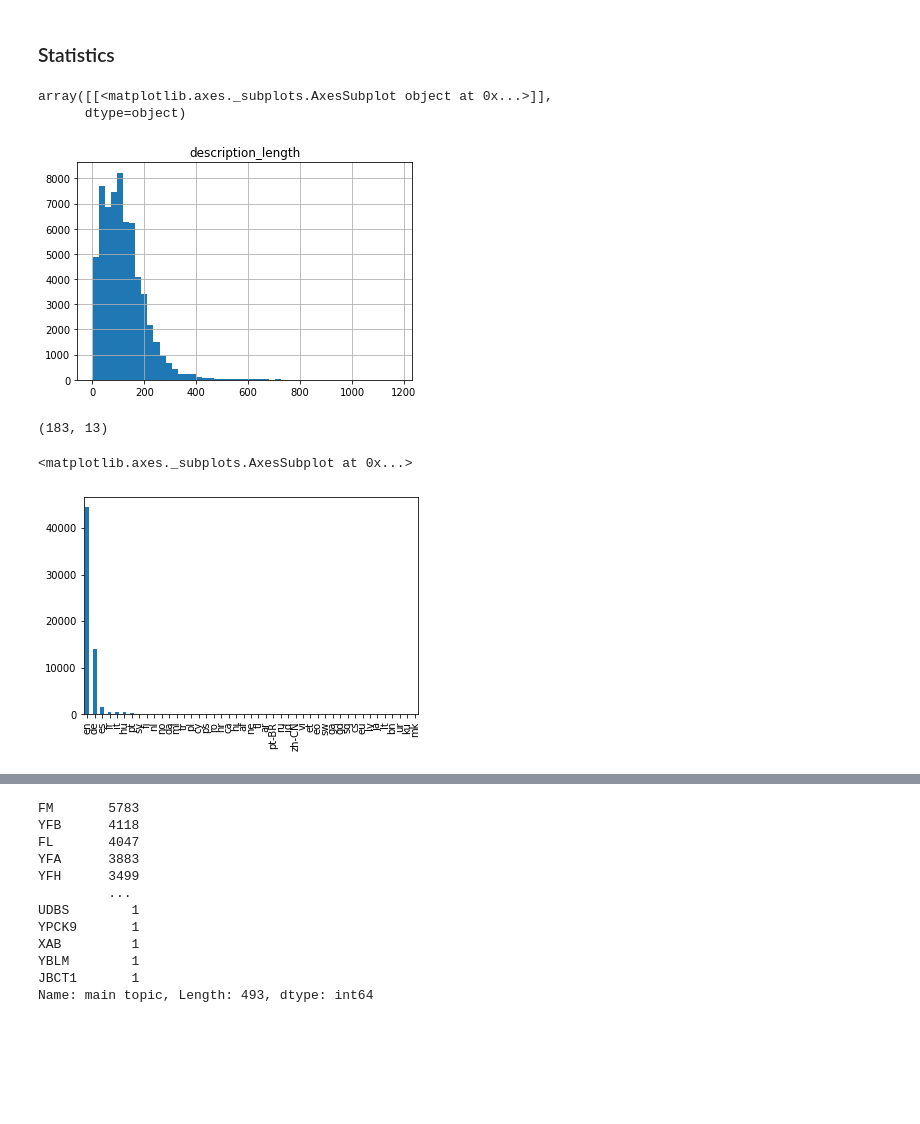
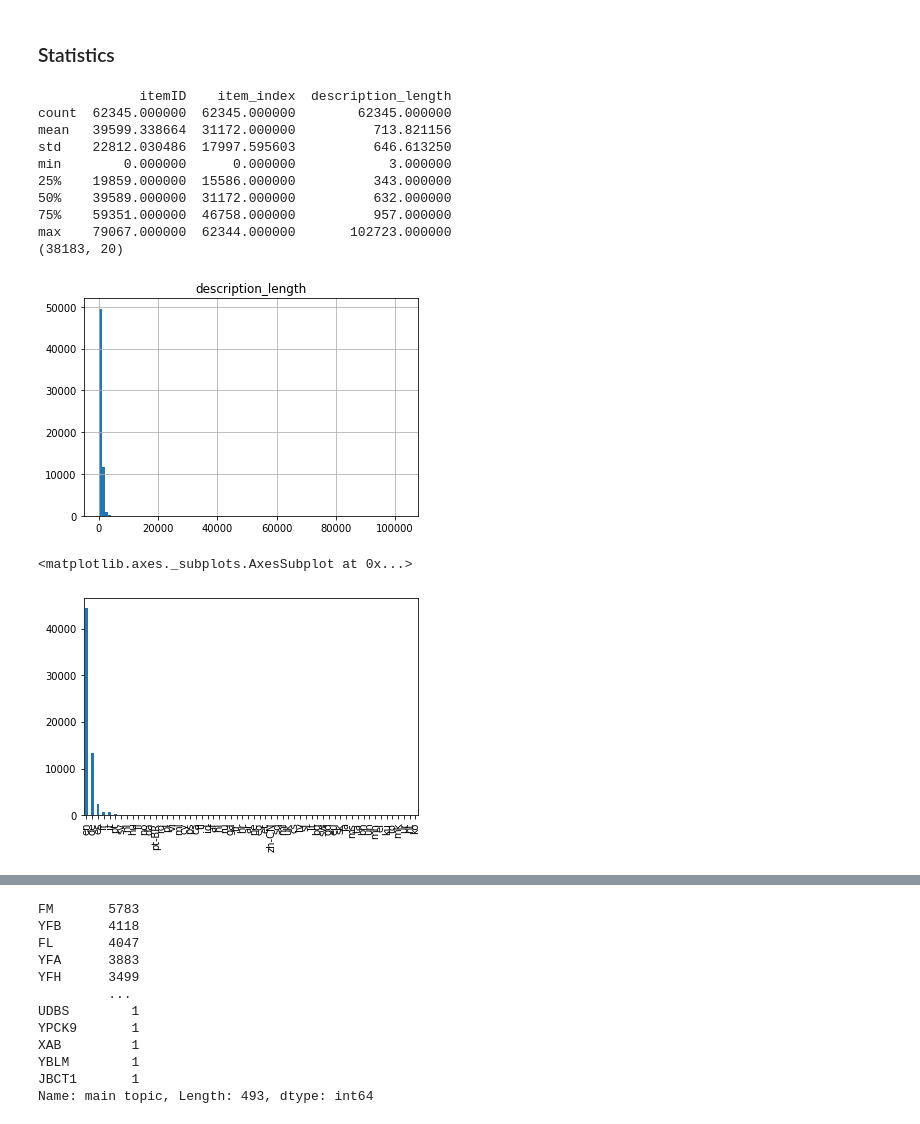
Before and after one commit to Janek7/ds-data-mining-cup, a Jupyter notebook: content_based_descriptions.ipynb, the cells around one changed output, grey strips where cells are left out. Saved outputs shown, nothing was run; the diff lists cells and outputs as text; code cells hidden in the pictures; blank space fills up the shorter version.

```diff
--- a/content_based_descriptions.ipynb
+++ b/content_based_descriptions.ipynb
@@ -52,7 +55,9 @@ full_project_drive_folder = "/content/drive/My Drive/{}/Data/".format(project_dr
 
 # general
 items_path = full_project_drive_folder + 'DMC-2021-Task/items.csv'
-google_crawl_path = full_project_drive_folder + 'CrawledData/GoogleBooksAPI/GBooksAPI_JSONtoPandas_withImages_20210524.csv'
+evaluation_path = full_project_drive_folder + 'DMC-2021-Task/evaluation.csv'
+google_crawl_path = full_project_drive_folder + 'CrawledData/GoogleBooksAPI/DM2_CompleteExport_withImages.csv'
+# google_crawl_path = '/content/drive/My Drive/Master/2 - FSS 2021/Information Retrieval/IR Projekt/saved_models/neural_retrieval/GBooks_JSON_to_CSV.csv'
 
 # summaries
 encodings_path = full_project_drive_folder + 'descriptions/xlm_encodings.pkl'
@@ -62,6 +67,7 @@ embeddings_path = full_project_drive_folder + 'descriptions/xlm_embeddings.pkl'
 # Amazon Data
 amazon_test_path = full_project_drive_folder + 'Amazon/dmc21_amazon_test.csv'
 amazon_val_path = full_project_drive_folder + 'Amazon/dmc21_amazon_validation.csv'
+internal_amazon_path = full_project_drive_folder + 'Amazon/dictionnary_validation_data.pkl'
 # %% [output]
 Mounted at /content/drive
 # %% [markdown]
@@ -114,5 +103,5 @@ print(duplicates.shape)
 # %%
-items_enriched = items.merge(google_data, on='title', suffixes=['_i', '_g'])
+items_enriched = items.merge(google_data, on='itemID', suffixes=['_i', '_g'])
 items_enriched = items_enriched[items_enriched['description'] != 'NOT_FOUND']
 items_enriched.dropna(subset=['description'], inplace=True)
 items_enriched.info()
@@ -163,0 +127,7 @@ def get_index_from_itemid(dataframe, item_id):
+# %%
+item_indexes = items_enriched.copy()
+item_indexes.reset_index(inplace=True)
+item_indexes['item_index'] = item_indexes.index
+item_indexes.drop(item_indexes.columns.difference(['item_index','itemID']), axis=1, inplace=True)
+
+items_enriched = items_enriched.merge(item_indexes, on='itemID')
@@ -164,19 +155,24 @@ def get_index_from_itemid(dataframe, item_id):
 # %% [markdown]
 ### Statistics
 # %%
-items_enriched['description_length'] = items_enriched.apply(lambda row: len(row['description'].split()), axis=1)
-items_enriched.describe()
-items_enriched.hist(column=['description_length'], bins=50)
+items_enriched['description_length'] = items_enriched.apply(lambda row: len(row['description']), axis=1)
+print(items_enriched.describe())
+items_enriched.hist(column=['description_length'], bins=100)
+print(items_enriched[items_enriched['description_length'] > 512].shape)
 # %% [output]
-array([[<matplotlib.axes._subplots.AxesSubplot object at 0x...>]],
-      dtype=object)
+             itemID    item_index  description_length
+count  62345.000000  62345.000000        62345.000000
+mean   39599.338664  31172.000000          713.821156
+std    22812.030486  17997.595603          646.613250
+min        0.000000      0.000000            3.000000
+25%    19859.000000  15586.000000          343.000000
+50%    39589.000000  31172.000000          632.000000
+75%    59351.000000  46758.000000          957.000000
+max    79067.000000  62344.000000       102723.000000
+(38183, 20)
-[figure, old version]
+[figure, new version]
-# %%
-items_enriched[items_enriched['description_length'] > 512].shape
-# %% [output]
-(183, 13)
 # %%
 items_enriched['language'].value_counts().plot(kind='bar')
 # %% [output]
 <matplotlib.axes._subplots.AxesSubplot at 0x...>
-[figure, old version]
+[figure, new version]
```
Also changed, not shown: parts of 30 cells of this notebook.
